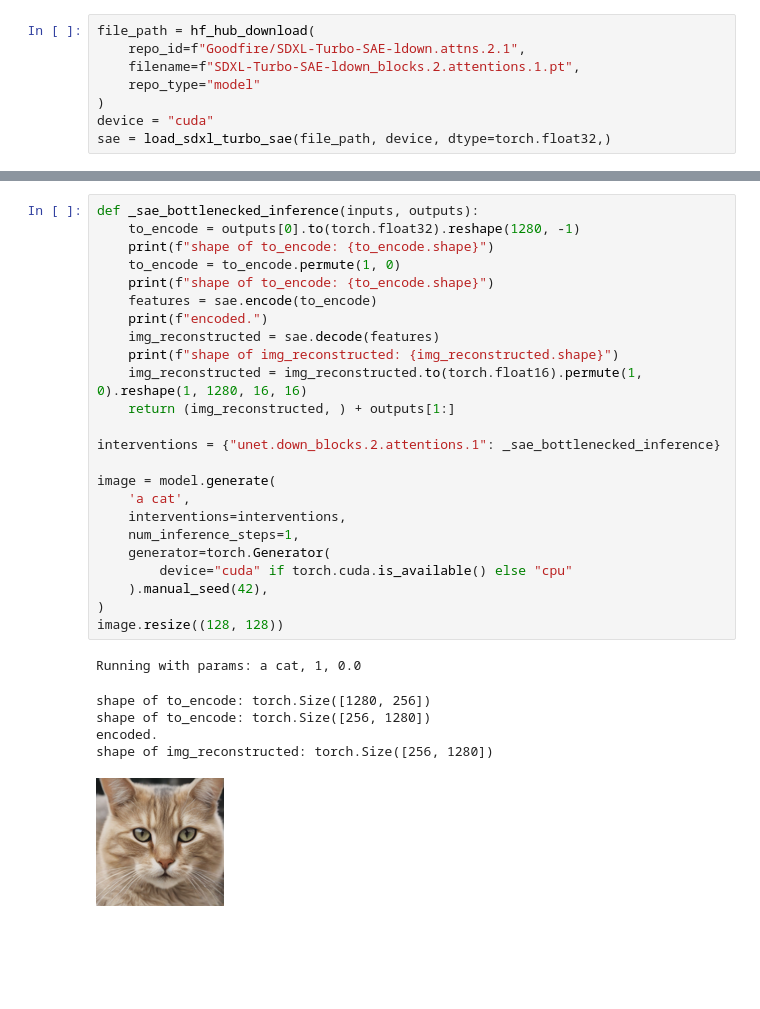
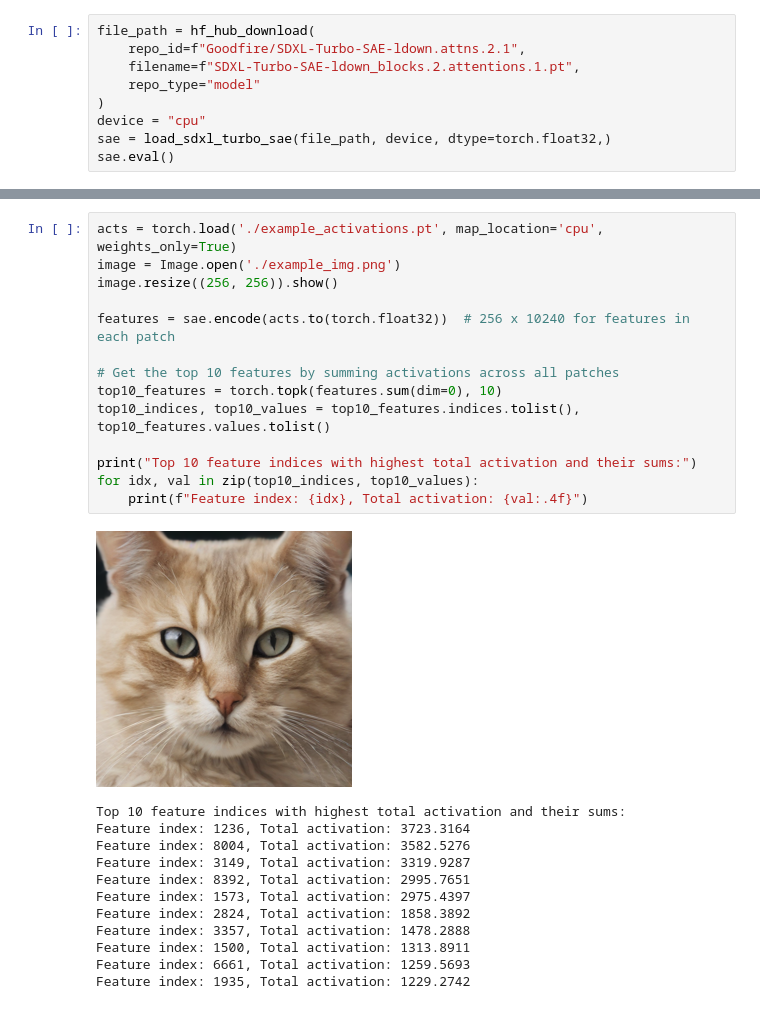
Before and after one commit to techno-optimist/sdxl-turbo-interpretability, a Jupyter notebook: inference_example.ipynb, the cells around one changed output, grey strips where cells are left out. Drawn from its saved outputs; the diff is of its cells as text; blank space fills up the shorter version.

Commit message:
inference example

```diff
--- a/inference_example.ipynb
+++ b/inference_example.ipynb
@@ -8,5 +9,6 @@ file_path = hf_hub_download(
     filename=f"SDXL-Turbo-SAE-ldown_blocks.2.attentions.1.pt",
     repo_type="model"
 )
-device = "cuda"
+device = "cpu"
 sae = load_sdxl_turbo_sae(file_path, device, dtype=torch.float32,)
+sae.eval()
@@ -91,31 +20,27 @@ model._model = model._model.to('cuda')
-# %%
-def _sae_bottlenecked_inference(inputs, outputs):
-    to_encode = outputs[0].to(torch.float32).reshape(1280, -1)
-    print(f"shape of to_encode: {to_encode.shape}")
-    to_encode = to_encode.permute(1, 0)
-    print(f"shape of to_encode: {to_encode.shape}")
-    features = sae.encode(to_encode)
-    print(f"encoded.")
-    img_reconstructed = sae.decode(features)
-    print(f"shape of img_reconstructed: {img_reconstructed.shape}")
-    img_reconstructed = img_reconstructed.to(torch.float16).permute(1, 0).reshape(1, 1280, 16, 16)
-    return (img_reconstructed, ) + outputs[1:]
-
-interventions = {"unet.down_blocks.2.attentions.1": _sae_bottlenecked_inference}
-
-image = model.generate(
-    'a cat',
-    interventions=interventions,
-    num_inference_steps=1,
-    generator=torch.Generator(
-        device="cuda" if torch.cuda.is_available() else "cpu"
-    ).manual_seed(42),
-)
-image.resize((128, 128))
-# %% [output]
-Running with params: a cat, 1, 0.0
-shape of to_encode: torch.Size([1280, 256])
-shape of to_encode: torch.Size([256, 1280])
-encoded.
-shape of img_reconstructed: torch.Size([256, 1280])
-[figure, removed]
+# %%
+acts = torch.load('./example_activations.pt', map_location='cpu', weights_only=True)
+image = Image.open('./example_img.png')
+image.resize((256, 256)).show()
+
+features = sae.encode(acts.to(torch.float32))  # 256 x 10240 for features in each patch
+
+# Get the top 10 features by summing activations across all patches
+top10_features = torch.topk(features.sum(dim=0), 10)
+top10_indices, top10_values = top10_features.indices.tolist(), top10_features.values.tolist()
+
+print("Top 10 feature indices with highest total activation and their sums:")
+for idx, val in zip(top10_indices, top10_values):
+    print(f"Feature index: {idx}, Total activation: {val:.4f}")
+# %% [output]
+[figure, added]
+Top 10 feature indices with highest total activation and their sums:
+Feature index: 1236, Total activation: 3723.3164
+Feature index: 8004, Total activation: 3582.5276
+Feature index: 3149, Total activation: 3319.9287
+Feature index: 8392, Total activation: 2995.7651
+Feature index: 1573, Total activation: 2975.4397
+Feature index: 2824, Total activation: 1858.3892
+Feature index: 3357, Total activation: 1478.2888
+Feature index: 1500, Total activation: 1313.8911
+Feature index: 6661, Total activation: 1259.5693
+Feature index: 1935, Total activation: 1229.2742
```
Also changed, not shown: parts of 4 cells of this notebook.
